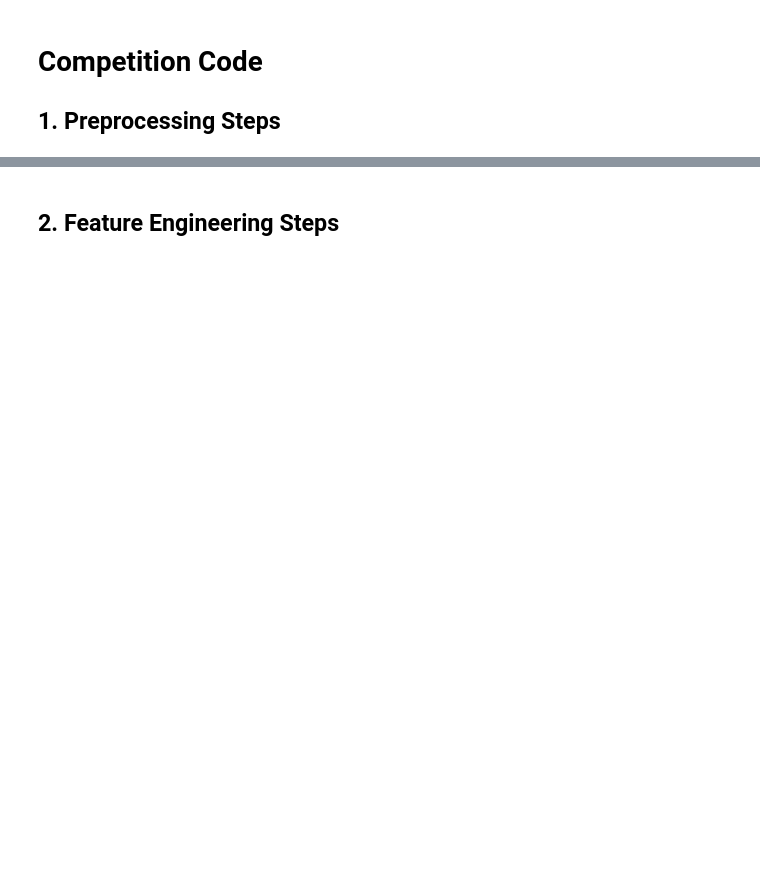
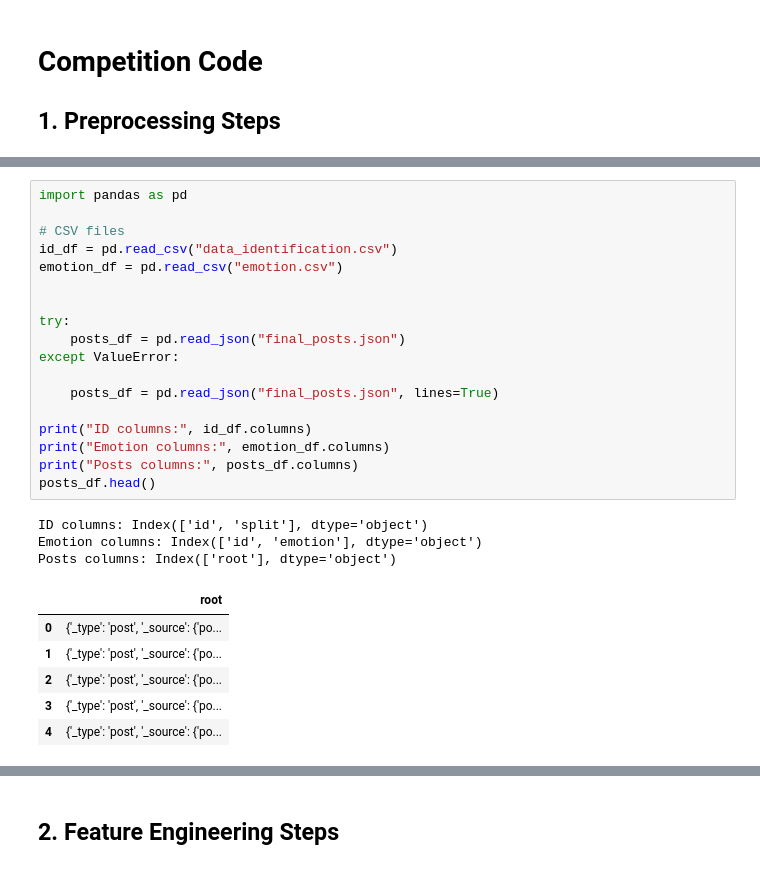
Before and after one commit to Slee08-tech/DM2025-Lab2-Exercise, a Jupyter notebook: DM2025-Lab2-Homework.ipynb, the cells around one changed output, grey strips where cells are left out. Cells and saved outputs as stored; diff of their text form; blank space fills up the shorter version.

```diff
--- a/DM2025-Lab2-Homework.ipynb
+++ b/DM2025-Lab2-Homework.ipynb
@@ -151,0 +215,28 @@ Markdown Syntax to Add Image: `![Description of the Image](./your_local_folder/n
+# %%
+import pandas as pd
+
+# CSV files
+id_df = pd.read_csv("data_identification.csv")
+emotion_df = pd.read_csv("emotion.csv")
+
+
+try:
+    posts_df = pd.read_json("final_posts.json")
+except ValueError:
+
+    posts_df = pd.read_json("final_posts.json", lines=True)
+
+print("ID columns:", id_df.columns)
+print("Emotion columns:", emotion_df.columns)
+print("Posts columns:", posts_df.columns)
+posts_df.head()
+# %% [output]
+ID columns: Index(['id', 'split'], dtype='object')
+Emotion columns: Index(['id', 'emotion'], dtype='object')
+Posts columns: Index(['root'], dtype='object')
+|  | root |
+| 0 | {'_type': 'post', '_source': {'po... |
+| 1 | {'_type': 'post', '_source': {'po... |
+| 2 | {'_type': 'post', '_source': {'po... |
+| 3 | {'_type': 'post', '_source': {'po... |
+| 4 | {'_type': 'post', '_source': {'po... |
```
Also changed, not shown: parts of 26 cells of this notebook.
